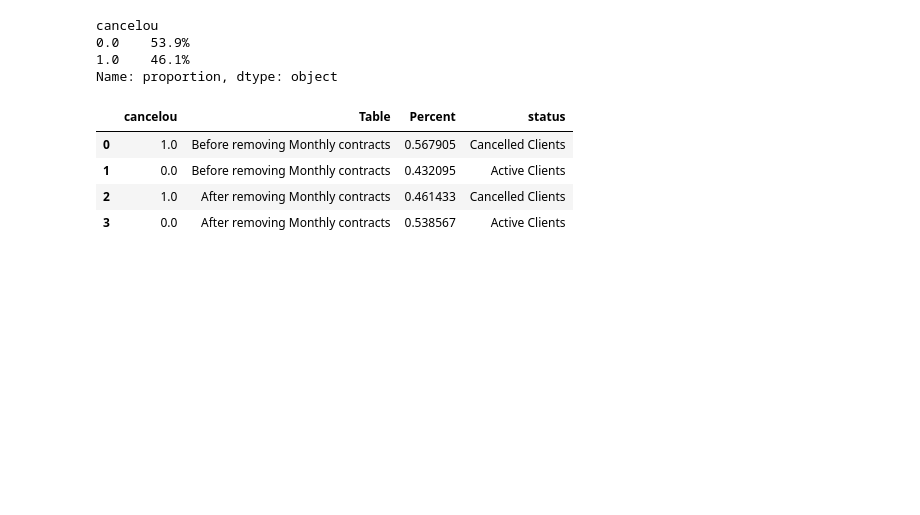
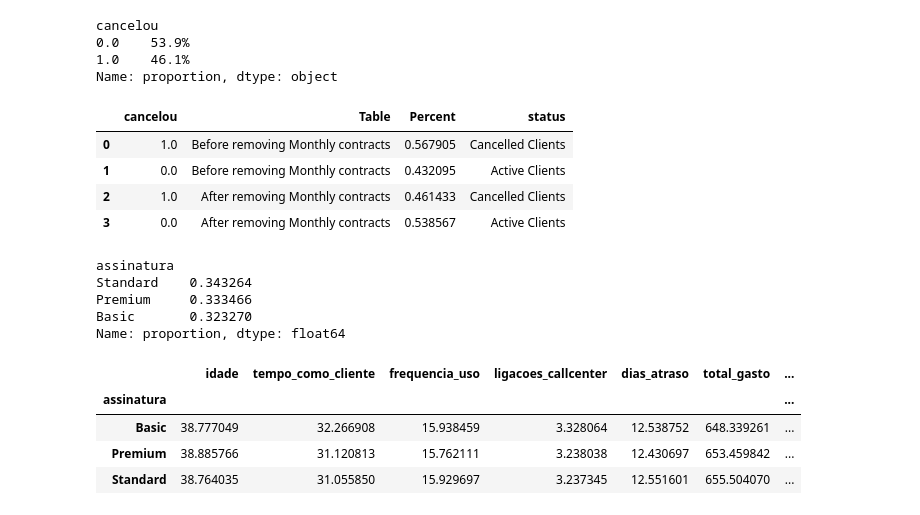
Before and after one commit to jonatttan/python_projects_for_begginers, a Jupyter notebook: Data_analysis_with_Python/main.ipynb, the cells around one changed output. Cells and saved outputs as stored; diff of their text form; code cells hidden in the pictures; blank space fills up the shorter version.

```diff
--- a/Data_analysis_with_Python/main.ipynb
+++ b/Data_analysis_with_Python/main.ipynb
@@ -275,3 +275,24 @@ fig.show()
 | 1 | 0.0 | Before removing Monthly contracts | 0.432095 | Active Clients |
 | 2 | 1.0 | After removing Monthly contracts | 0.461433 | Cancelled Clients |
 | 3 | 0.0 | After removing Monthly contracts | 0.538567 | Active Clients |
+# %%
+#Let's get the result of table counting by subscription type
+display(filtered_table_different_by_monthly["assinatura"].value_counts(normalize=True))
+display(filtered_table_different_by_monthly.groupby("assinatura").mean(numeric_only=True))
+#As we can see, the 'assinatura' hasen't a strong impact on the cancellation rate.
+#Let's do another graph to see if we can find a column that has a strong impact on the cancellation rate.
+
+for column in filtered_table_different_by_monthly.columns:
+    graph = px.histogram(filtered_table_different_by_monthly, x=column, color="cancelou", width=500)
+    # graph.show()
+# %% [output]
+assinatura
+Standard    0.343264
+Premium     0.333466
+Basic       0.323270
+Name: proportion, dtype: float64
+|  | idade | tempo_como_cliente | frequencia_uso | ligacoes_callcenter | dias_atraso | total_gasto | ... |
+| assinatura |  |  |  |  |  |  | ... |
+| Basic | 38.777049 | 32.266908 | 15.938459 | 3.328064 | 12.538752 | 648.339261 | ... |
+| Premium | 38.885766 | 31.120813 | 15.762111 | 3.238038 | 12.430697 | 653.459842 | ... |
+| Standard | 38.764035 | 31.055850 | 15.929697 | 3.237345 | 12.551601 | 655.504070 | ... |
```
Also changed, not shown: parts of 6 cells of this notebook.
